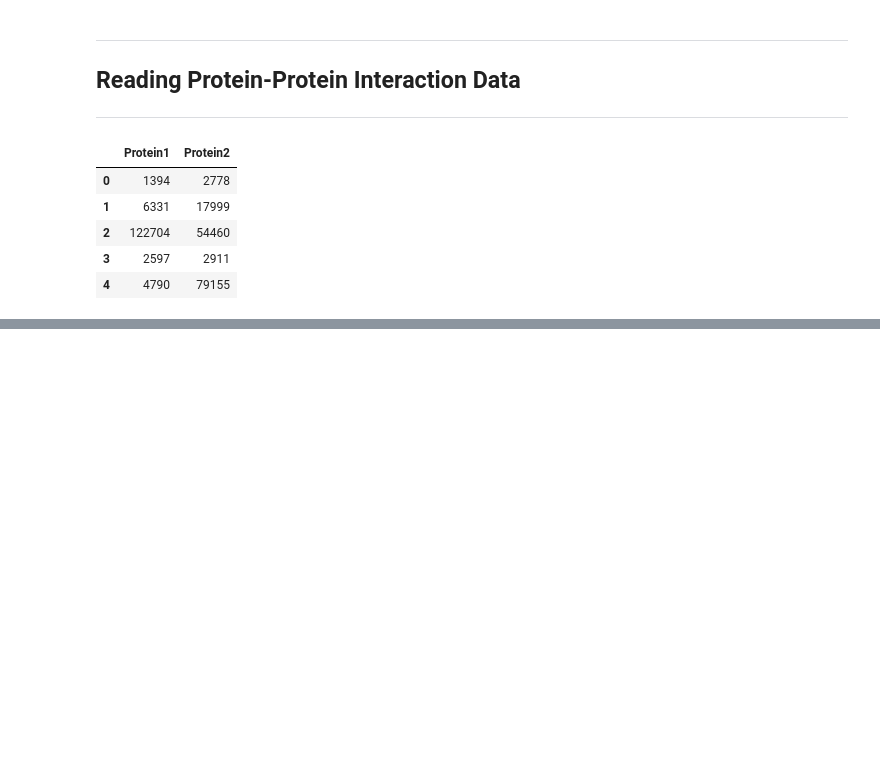
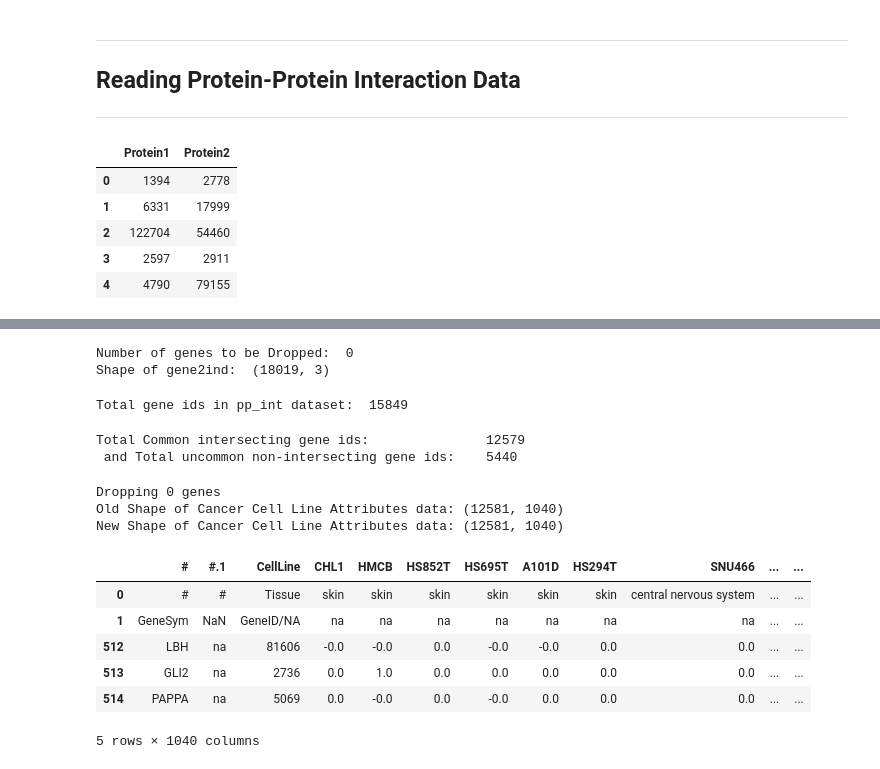
Before and after one commit to nitanshuj/cancer-drug-synergy-prediction, a Jupyter notebook: Research Notebooks/Data_Reading.ipynb, the cells around one changed output, grey strips where cells are left out. Cells and saved outputs as stored; diff of their text form; code cells hidden in the pictures; blank space fills up the shorter version.

Commit message:
data_reading + adding files initially

```diff
--- a/Research Notebooks/Data_Reading.ipynb
+++ b/Research Notebooks/Data_Reading.ipynb
@@ -168,0 +176,68 @@ pp_int.head()
+# %%
+# If any genes are cell line ids, we will remove them
+# ---------------------------------------------------
+
+cell_ids = cell2ind['Cell_lines'].unique()
+to_drop = []
+for i in range(len(gene2ind)):
+  if(gene2ind.iloc[i]['Genes'] in cell_ids):
+    to_drop.append(i)
+
+print("Number of genes to be Dropped: ",len(to_drop))
+gene2ind = gene2ind.drop(to_drop, axis = 0)
+print("Shape of gene2ind: ",gene2ind.shape)
+# %% [output]
+Number of genes to be Dropped:  0
+Shape of gene2ind:  (18019, 3)
+# %%
+# Considering the Protein-Protein interaction data
+#   check and take intersection of gene_ids
+# -----------------------------------------------------------
+
+p1p2 = set(np.concatenate((pp_int['Protein1'].unique(), pp_int['Protein1'].unique())))
+print('Total gene ids in pp_int dataset: ', len(p1p2))
+# %% [output]
+Total gene ids in pp_int dataset:  15849
+# %%
+#### Check if any gene ids from deepsynergy dataset is missing in this p1p2
+
+common_gene_ids = []; uncommon_gene_ids = [];
+
+for i in range(len(gene2ind)):
+  if(gene2ind.iloc[i]['Gene_id'] in p1p2):
+    common_gene_ids.append(gene2ind.iloc[i]['Gene_id'])
+  else:
+    uncommon_gene_ids.append(gene2ind.iloc[i]['Gene_id'])
+
+print('Total Common intersecting gene ids:       ', len(common_gene_ids))
+print('Total uncommon non-intersecting gene ids: ', len(uncommon_gene_ids))
+# %% [output]
+Total Common intersecting gene ids:               12579
+ and Total uncommon non-intersecting gene ids:    5440
+# %%
+# Considering the ccle_attr (Cancer Cell Line Attribute data)
+#   Filtering out by removing gene ids note present in the gene2ind
+#   In other words, remove rows where id not present in common gene ids.
+#
+old_shape = ccle_attr.shape
+to_drop = []
+for i in range(2, len(ccle_attr)):
+  if(ccle_attr.iloc[i]['CellLine'] not in common_gene_ids):
+    to_drop.append(i)
+
+print(f"Dropping {len(to_drop)} genes")
+ccle_attr = ccle_attr.drop(to_drop, axis = 0)
+print(f"Old Shape of Cancer Cell Line Attributes data: {old_shape}")
+print(f"New Shape of Cancer Cell Line Attributes data: {ccle_attr.shape}")
+display(ccle_attr.head())
+# %% [output]
+Dropping 0 genes
+Old Shape of Cancer Cell Line Attributes data: (12581, 1040)
+New Shape of Cancer Cell Line Attributes data: (12581, 1040)
+|  | # | #.1 | CellLine | CHL1 | HMCB | HS852T | HS695T | A101D | HS294T | SNU466 | ... | ... |
+| 0 | # | # | Tissue | skin | skin | skin | skin | skin | skin | central nervous system | ... | ... |
+| 1 | GeneSym | NaN | GeneID/NA | na | na | na | na | na | na | na | ... | ... |
+| 512 | LBH | na | 81606 | -0.0 | -0.0 | 0.0 | -0.0 | -0.0 | 0.0 | 0.0 | ... | ... |
+| 513 | GLI2 | na | 2736 | 0.0 | 1.0 | 0.0 | 0.0 | 0.0 | 0.0 | 0.0 | ... | ... |
+| 514 | PAPPA | na | 5069 | 0.0 | -0.0 | 0.0 | -0.0 | 0.0 | 0.0 | 0.0 | ... | ... |
+5 rows × 1040 columns
```
Also changed, not shown: parts of 13 cells of this notebook, 7 other files.
